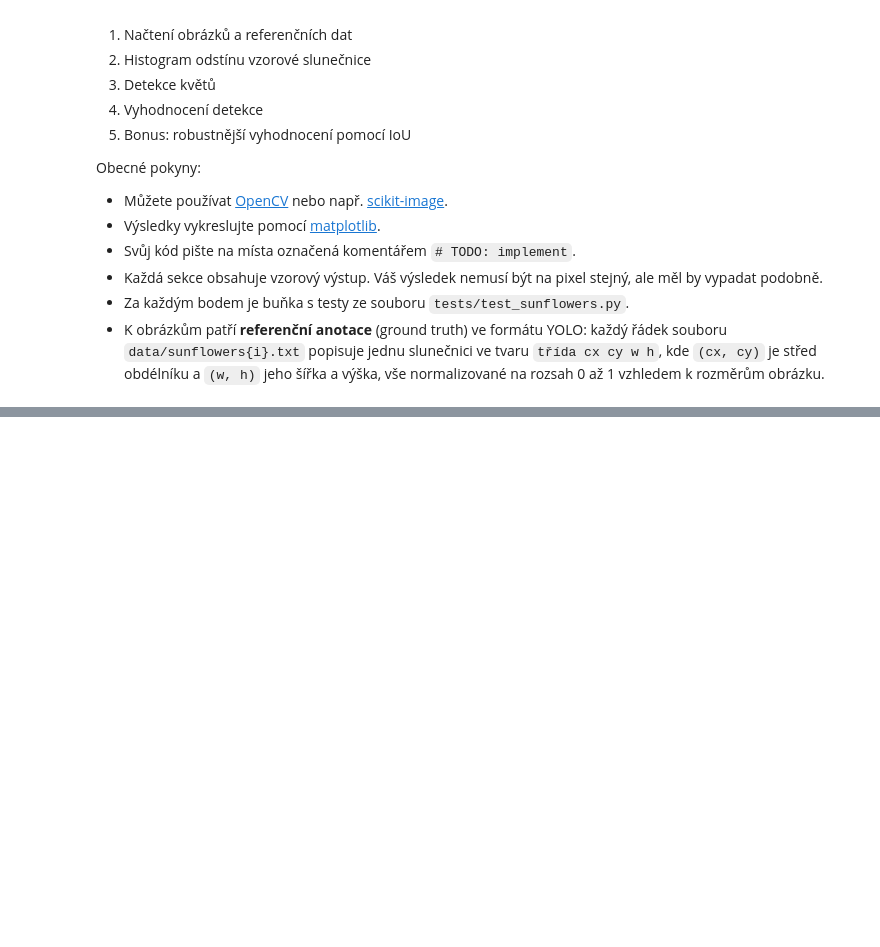
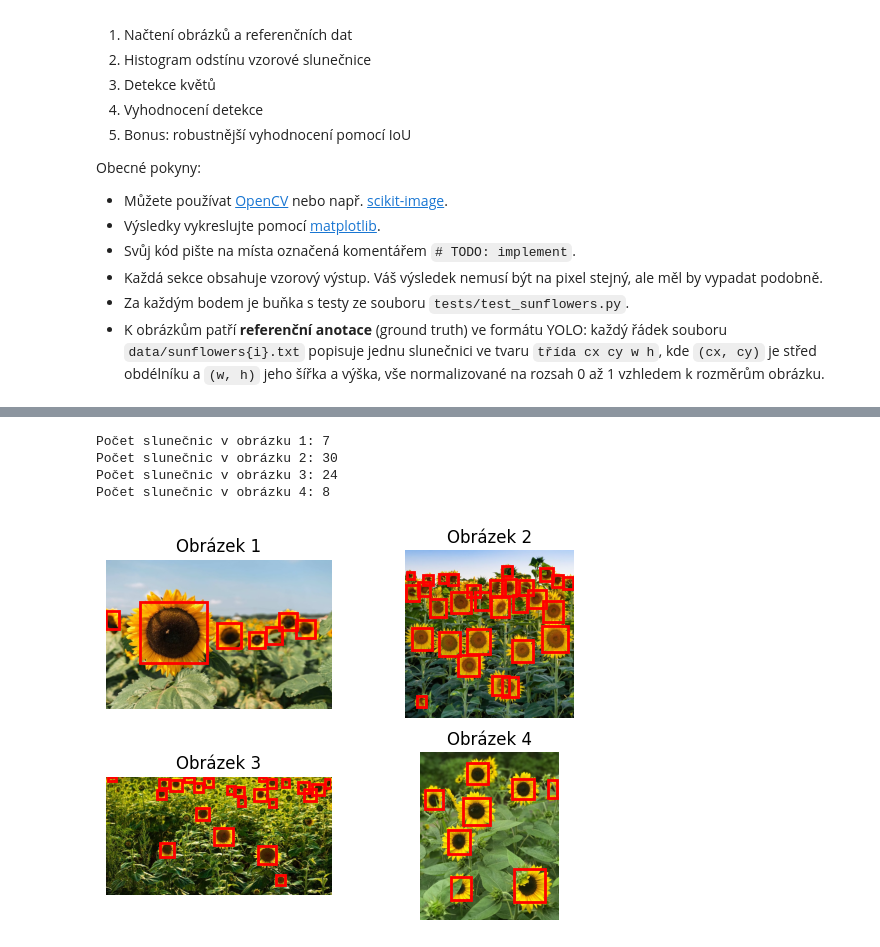
Before and after one commit to MichalPKN/pvi, a Jupyter notebook: assignments/sunflowers.ipynb, the cells around one changed output, grey strips where cells are left out. Drawn from its saved outputs; the diff is of its cells as text; code cells hidden in the pictures; blank space fills up the shorter version.

Commit message:
sunflowers and fixes

```diff
--- a/assignments/sunflowers.ipynb
+++ b/assignments/sunflowers.ipynb
@@ -48,6 +46,8 @@ Vzorový výstup:
   <img src="../figures/sunflowers-expected_outputs_load.png" alt="Vzorový výstup" style="width: 100%"/>
 </figure>
 # %%
+# ## 1. Načtení obrázků a referenčních dat
+
 def load_yolo_boxes(path: str, shape: tuple[int, ...]) -> NDArray[np.float64]:
     """
     Load boxes in the YOLO format and convert them to pixel coordinates.
@@ -61,20 +61,59 @@ def load_yolo_boxes(path: str, shape: tuple[int, ...]) -> NDArray[np.float64]:
     ########################################
     # TODO: implement
 
-    raise NotImplementedError
+    boxes = []
+    with open(path, "r") as f:
+        for line in f:
+            _, cx, cy, w, h = map(float, line.split()) # v procentech
+            x1 = (cx - w / 2) * shape[1]
+            y1 = (cy - h / 2) * shape[0]
+            x2 = (cx + w / 2) * shape[1]
+            y2 = (cy + h / 2) * shape[0]
+            boxes.append((x1, y1, x2, y2))
+
+    return np.array(boxes, dtype=np.float64)
 
     ########################################
 # %%
 ########################################
 # TODO: implement
 
 # Nacteni obrazku a anotaci
 # images = ...
 # boxes_true = ...
 
 # Vykresleni
 # ...
 
+images = []
+for i in range(1, 5):
+    img = cv.imread(f"../data/sunflowers{i}.jpg")
+    img_rgb = cv.cvtColor(img, cv.COLOR_BGR2RGB)
+    images.append(img_rgb)
+
+boxes_true = []
+for i in range(1, 5):
+    boxes = load_yolo_boxes(f"../data/sunflowers{i}.txt", images[i - 1].shape)
+    boxes_true.append(boxes)
+
+for i, (img, boxes) in enumerate(zip(images, boxes_true), start=1):
+    print(f"Počet slunečnic v obrázku {i}: {len(boxes)}")
+
+    plt.subplot(2, 2, i)
+    plt.imshow(img)
+    for box in boxes:
+        x1, y1, x2, y2 = box
+        plt.gca().add_patch(plt.Rectangle((x1, y1), x2 - x1, y2 - y1, fill=False, edgecolor='red', linewidth=2))
+    plt.title(f"Obrázek {i}")
+    plt.axis('off')
+plt.show()
+
 ########################################
+# %% [output]
+Počet slunečnic v obrázku 1: 7
+Počet slunečnic v obrázku 2: 30
+Počet slunečnic v obrázku 3: 24
+Počet slunečnic v obrázku 4: 8
+[figure, added]
 # %%
 test_sunflowers.TestLoadData.eval(images=images, boxes_true=boxes_true, load_boxes_fn=load_yolo_boxes)
```
Also changed, not shown: parts of 18 cells of this notebook, 2 other files.
